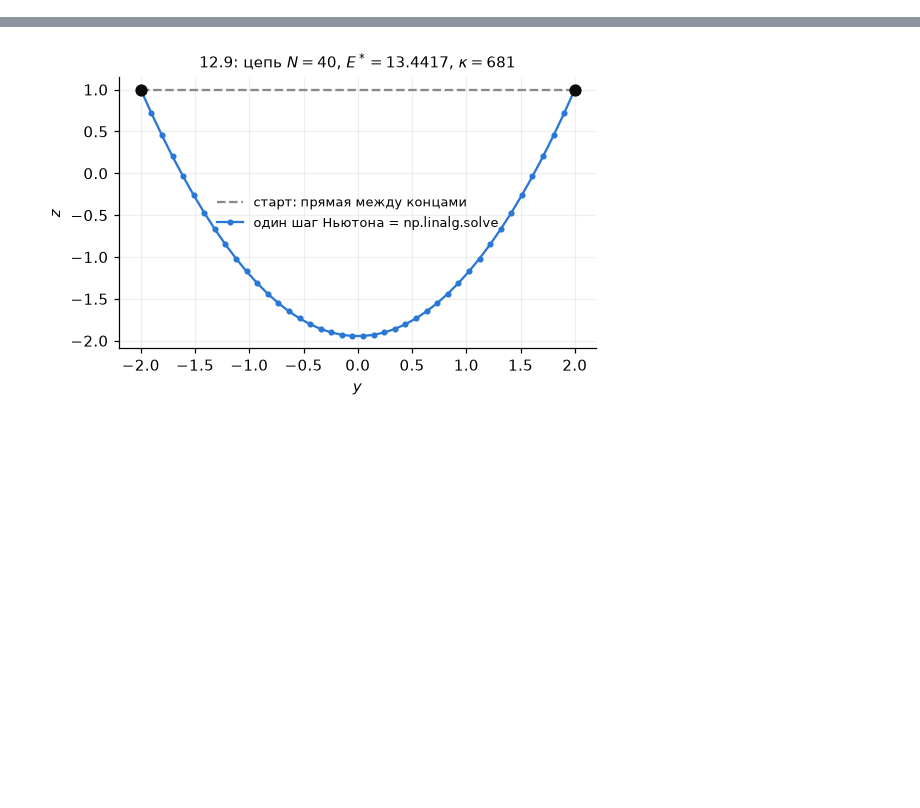
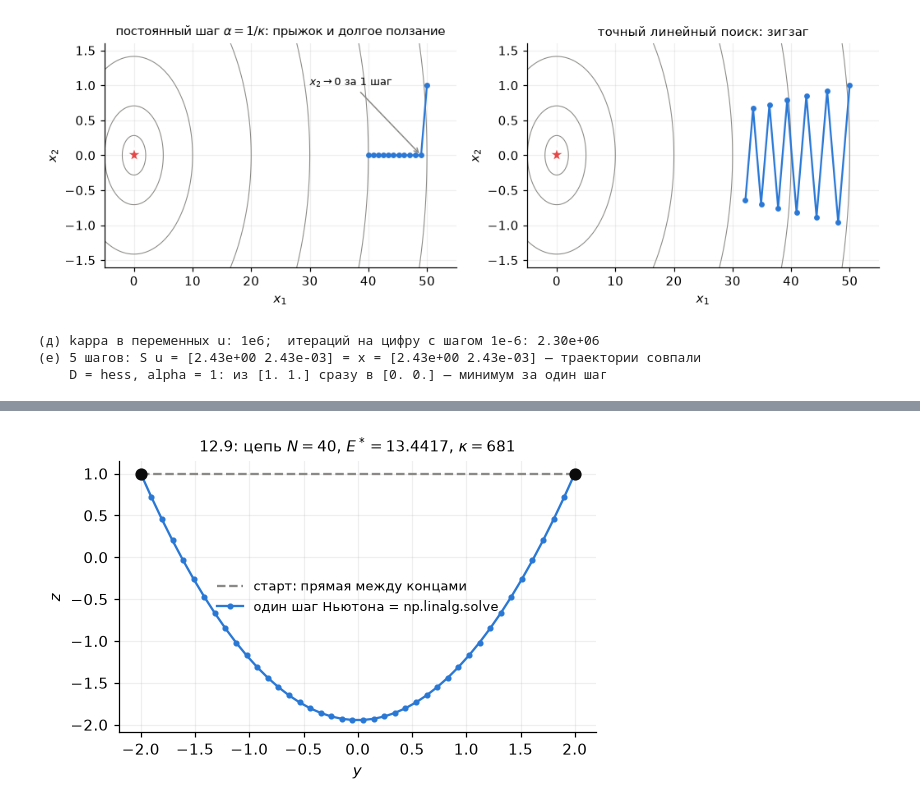
Before and after one commit to IlyaChichkanov/Numerical-Optimization, a Jupyter notebook: lectures/lecture04/exercises04.ipynb, the cells around one changed output, grey strips where cells are left out. Cells and saved outputs as stored; diff of their text form; code cells hidden in the pictures; blank space fills up the shorter version.

```diff
--- a/lectures/lecture04/exercises04.ipynb
+++ b/lectures/lecture04/exercises04.ipynb
@@ -816,0 +102,10 @@ GD с шагом 1/L: 10575 итераций до ||grad|| <= 1e-6, E = 13.4417,
+# %%
+f1 = lambda x: (x[0] ** 2 - 1) ** 2 + x[1] ** 2
+g1 = lambda x: np.array([4 * x[0] * (x[0] ** 2 - 1), 2 * x[1]])
+h1 = lambda x: np.diag([12 * x[0] ** 2 - 4, 2.0])
+
+# (а)-(б): три стационарные точки и их классификация по собственным числам
+for p in ([0.0, 0.0], [1.0, 0.0], [-1.0, 0.0]):
+    lam = np.linalg.eigvalsh(h1(p))
+    kind = "минимум" if lam.min() > 0 else ("максимум" if lam.max() < 0 else "седло")
+    print(f"x = {p}: grad = {g1(p)}, lambda = {lam} -> {kind}")
@@ -816,0 +278,37 @@ GD с шагом 1/L: 10575 итераций до ||grad|| <= 1e-6, E = 13.4417,
+# %%
+fig, axs = plt.subplots(1, 2, figsize=(9.5, 3.4))
+xx, yy = np.meshgrid(np.linspace(-5, 55, 300), np.linspace(-2, 2, 200))
+zz = 0.5 * (xx ** 2 + kappa * yy ** 2)
+for ax, p, title in ((axs[0], p_const, "постоянный шаг $\\alpha=1/\\kappa$: прыжок и долгое ползание"),
+                     (axs[1], p_ex, "точный линейный поиск: зигзаг")):
+    ax.contour(xx, yy, zz, levels=0.5 * np.array([2, 5, 10, 20, 30, 40, 50]) ** 2, colors=GRAY, linewidths=0.7)
+    ax.plot(p[:12, 0], p[:12, 1], "-o", ms=3.5, color=BLUE)
+    ax.plot(0, 0, "*", ms=12, color=RED, mec="white")
+    ax.set_xlabel("$x_1$"); ax.set_ylabel("$x_2$"); ax.set_title(title, fontsize=9.5)
+    ax.set_xlim(-5, 55); ax.set_ylim(-1.6, 1.6)
+axs[0].annotate("$x_2\\to0$ за 1 шаг", xy=(49, 0), xytext=(30, 1.0), fontsize=8.5, arrowprops=dict(arrowstyle="->", color=GRAY))
+plt.tight_layout(); plt.show()
+# %% [output]
+[figure, added]
+# %%
+# (д)-(е): километры, предобуславливание, Ньютон
+D = np.diag([1e6, 1.0])
+gu = lambda u: D @ u
+u0 = np.array([1.0, 1.0])
+print(f"(д) kappa в переменных u: 1e6;  итераций на цифру с шагом 1e-6: {np.log(10) / (-np.log(1 - 1e-6)):.2e}")
+
+S = np.diag([1000.0, 1.0])                          # x = S u: обратно к метрам
+u, x = u0.copy(), S @ u0
+for _ in range(5):
+    u = u - 0.7 * np.linalg.solve(D, gu(u))         # предобусловленный шаг в километрах
+    x = x - 0.7 * x                                 # обычный спуск в метрах (grad f(x) = x)
+    assert np.allclose(S @ u, x)
+print(f"(е) 5 шагов: S u = {(S @ u).round(6)} = x = {x.round(6)} — траектории совпали")
+
+u1 = u0 - np.linalg.solve(D, gu(u0))                # D = hess, alpha = 1: шаг Ньютона
+print(f"    D = hess, alpha = 1: из {u0} сразу в {u1} — минимум за один шаг")
+assert np.allclose(u1, 0)
+# %% [output]
+(д) kappa в переменных u: 1e6;  итераций на цифру с шагом 1e-6: 2.30e+06
+(е) 5 шагов: S u = [2.43e+00 2.43e-03] = x = [2.43e+00 2.43e-03] — траектории совпали
+    D = hess, alpha = 1: из [1. 1.] сразу в [0. 0.] — минимум за один шаг
```
Also changed, not shown: parts of 65 cells of this notebook, 5 other files.
